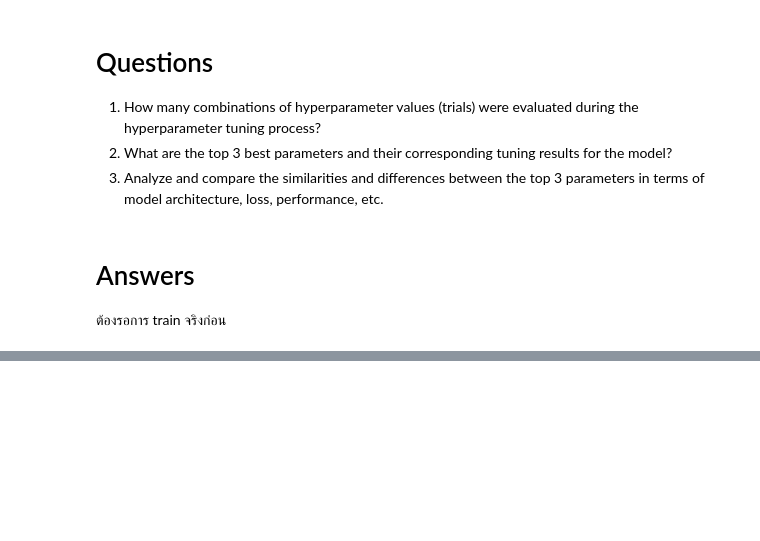
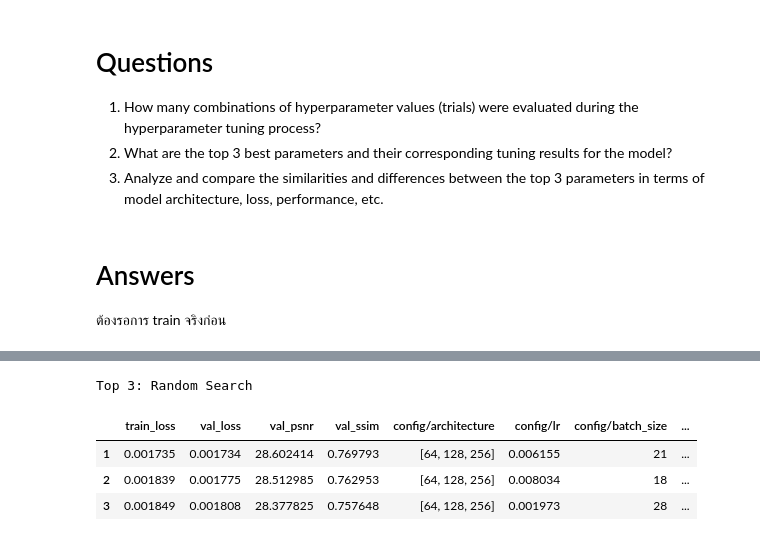
Before and after one commit to KCMAwndy/Image-Processing-KMITL, a Jupyter notebook: Lab/Lab6_Hyperparameter-Tuning/Lab6_hypertune.ipynb, the cells around one changed output, grey strips where cells are left out. Cells and saved outputs as stored; diff of their text form; code cells hidden in the pictures; blank space fills up the shorter version.

```diff
--- a/Lab/Lab6_Hyperparameter-Tuning/Lab6_hypertune.ipynb
+++ b/Lab/Lab6_Hyperparameter-Tuning/Lab6_hypertune.ipynb
@@ -1039,0 +1120,38 @@ Visualizing and saving layer: decoder.2
+# %%
+import pandas as pd
+import os
+
+# Define the relative path for the random search CSV
+relative_path_random_search = r"ray_results/random_search/random_search.csv"
+
+# Get the absolute path
+absolute_path_random_search = os.path.abspath(relative_path_random_search)
+
+# Load the CSV file
+df_random_search = pd.read_csv(absolute_path_random_search)
+
+# Sort by a desired metric, e.g., validation PSNR (val_psnr) in descending order
+sorted_df_random_search = df_random_search.sort_values(by='val_psnr', ascending=False)
+
+# Select the top 3 rows
+top_results_random_search = sorted_df_random_search.head(3)
+
+# Extract relevant columns
+top_parameters_random_search = top_results_random_search[['train_loss', 'val_loss', 'val_psnr', 'val_ssim',
+                                                           'config/architecture', 'config/lr',
+                                                           'config/batch_size', 'config/num_epochs',
+                                                           'config/optimizer', 'config/device']]
+
+# Reset index starting from 1
+top_parameters_random_search.reset_index(drop=True, inplace=True)
+top_parameters_random_search.index += 1  # Shift index to start from 1
+
+print("Top 3: Random Search")
+# Print the top parameters
+top_parameters_random_search
+# %% [output]
+Top 3: Random Search
+|  | train_loss | val_loss | val_psnr | val_ssim | config/architecture | config/lr | config/batch_size | ... |
+| 1 | 0.001735 | 0.001734 | 28.602414 | 0.769793 | [64, 128, 256] | 0.006155 | 21 | ... |
+| 2 | 0.001839 | 0.001775 | 28.512985 | 0.762953 | [64, 128, 256] | 0.008034 | 18 | ... |
+| 3 | 0.001849 | 0.001808 | 28.377825 | 0.757648 | [64, 128, 256] | 0.001973 | 28 | ... |
```
Also changed, not shown: parts of 7 cells of this notebook, 14 other files.
